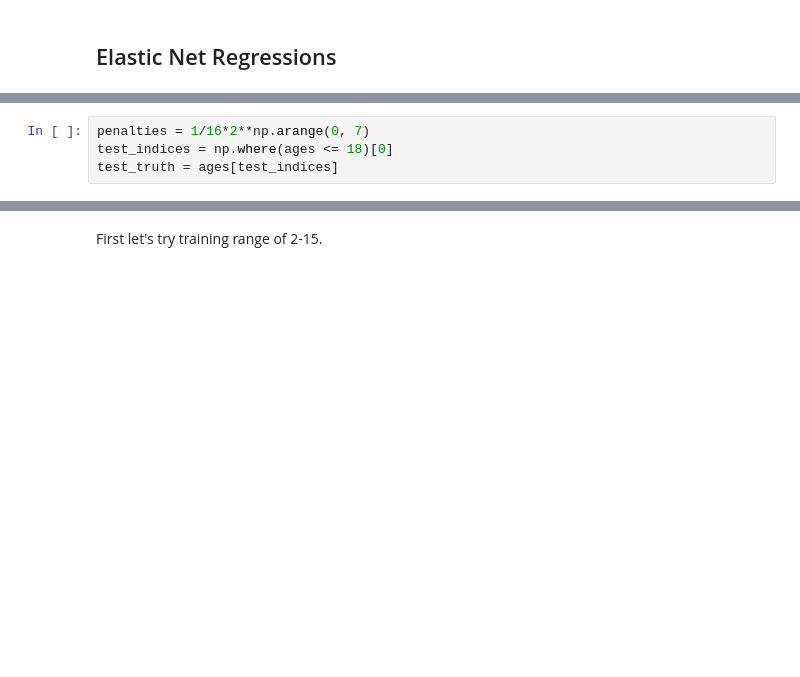
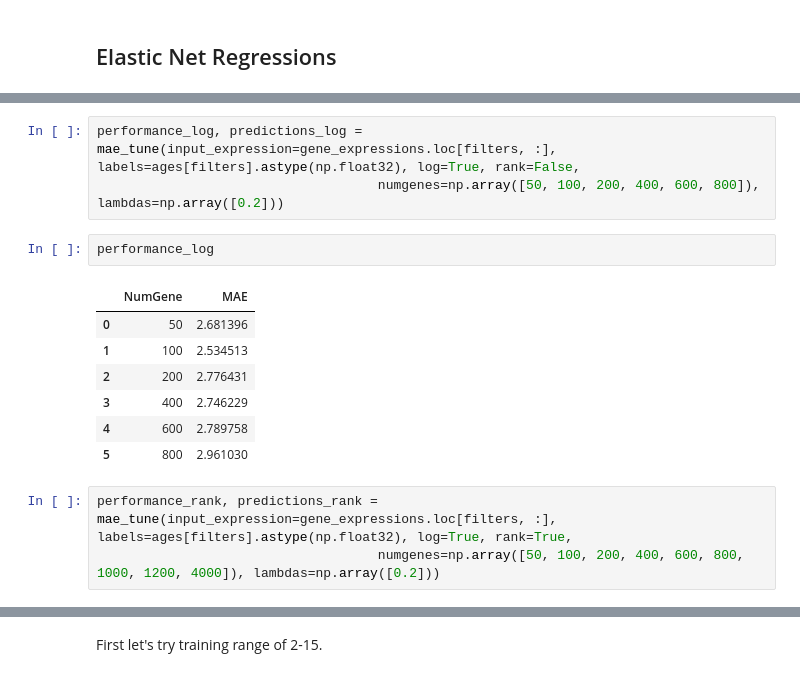
Before and after one commit to mkbwang/planarian-gene-expression, a Jupyter notebook: Elastic_Net_2.ipynb, the cells around one changed output, grey strips where cells are left out. Saved outputs shown, nothing was run; the diff lists cells and outputs as text; blank space fills up the shorter version.

```diff
--- a/Elastic_Net_2.ipynb
+++ b/Elastic_Net_2.ipynb
@@ -46,4 +109,16 @@ from enet.utils import fit_enet, loo_fit
+# %%
+performance_log, predictions_log = mae_tune(input_expression=gene_expressions.loc[filters, :], labels=ages[filters].astype(np.float32), log=True, rank=False,
+                                    numgenes=np.array([50, 100, 200, 400, 600, 800]), lambdas=np.array([0.2]))
+# %%
+performance_log
+# %% [output]
+|  | NumGene | MAE |
+| 0 | 50 | 2.681396 |
+| 1 | 100 | 2.534513 |
+| 2 | 200 | 2.776431 |
+| 3 | 400 | 2.746229 |
+| 4 | 600 | 2.789758 |
+| 5 | 800 | 2.961030 |
 # %%
-penalties = 1/16*2**np.arange(0, 7)
-test_indices = np.where(ages <= 18)[0]
-test_truth = ages[test_indices]
+performance_rank, predictions_rank = mae_tune(input_expression=gene_expressions.loc[filters, :], labels=ages[filters].astype(np.float32), log=True, rank=True,
+                                    numgenes=np.array([50, 100, 200, 400, 600, 800, 1000, 1200, 4000]), lambdas=np.array([0.2]))
```
Also changed, not shown: parts of 17 cells of this notebook, 10 other files.
